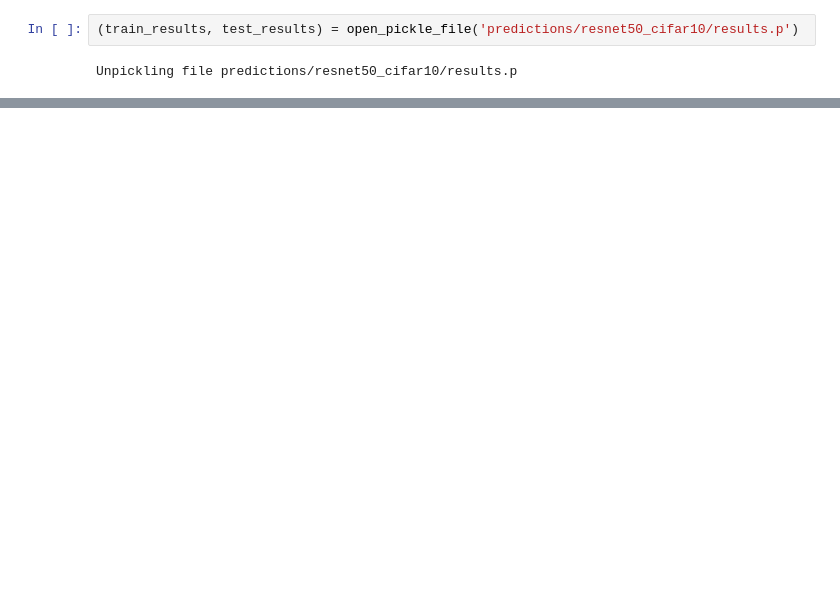
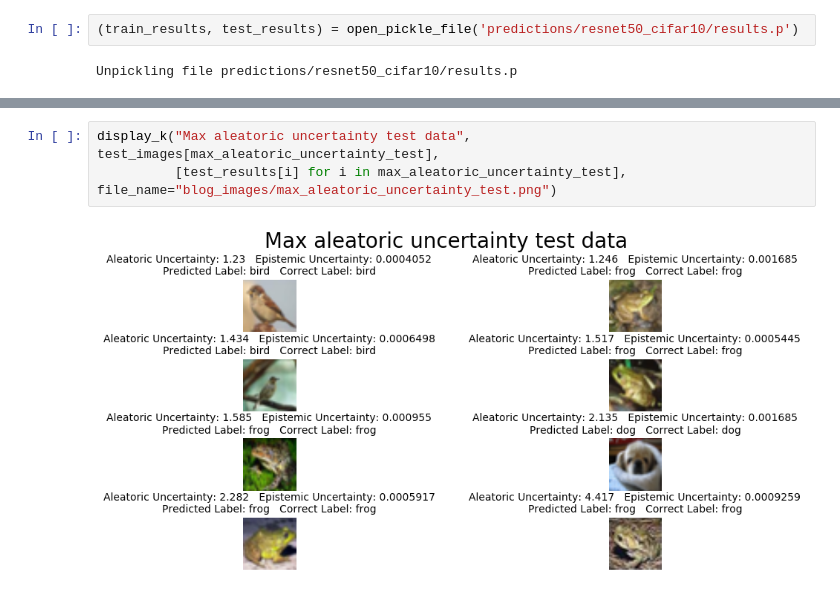
Before and after one commit to kyle-dorman/bayesian-neural-network-blogpost, a Jupyter notebook: scratchwork.ipynb, the cells around one changed output, grey strips where cells are left out. Cells and saved outputs as stored; diff of their text form; blank space fills up the shorter version.

```diff
--- a/scratchwork.ipynb
+++ b/scratchwork.ipynb
@@ -140,0 +165,5 @@ array([1000, 1000, 1000, 1000, 1000, 1000, 1000, 1000, 1000, 1000])
+# %%
+display_k("Max aleatoric uncertainty test data", test_images[max_aleatoric_uncertainty_test],
+          [test_results[i] for i in max_aleatoric_uncertainty_test], file_name="blog_images/max_aleatoric_uncertainty_test.png")
+# %% [output]
+[figure, added]
```
Also changed, not shown: parts of 47 cells of this notebook, 22 other files.
